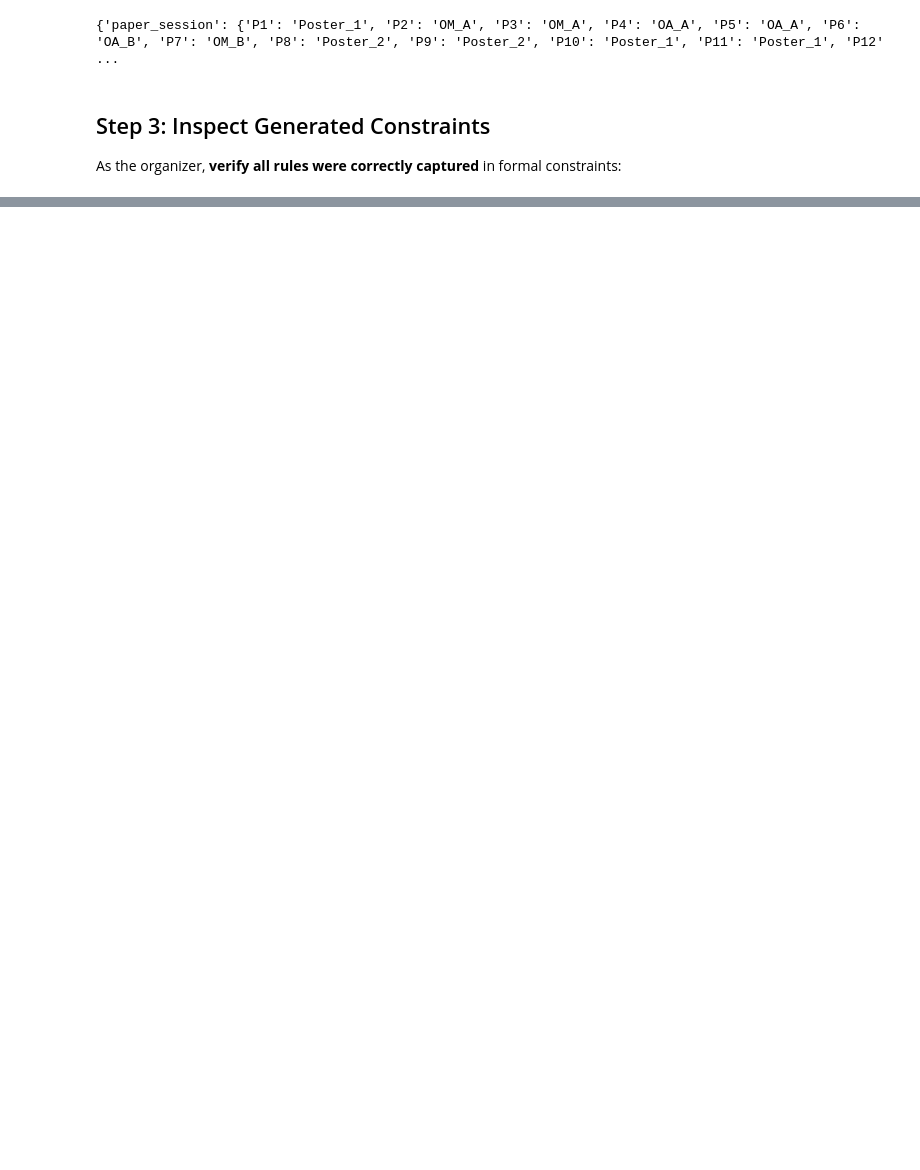
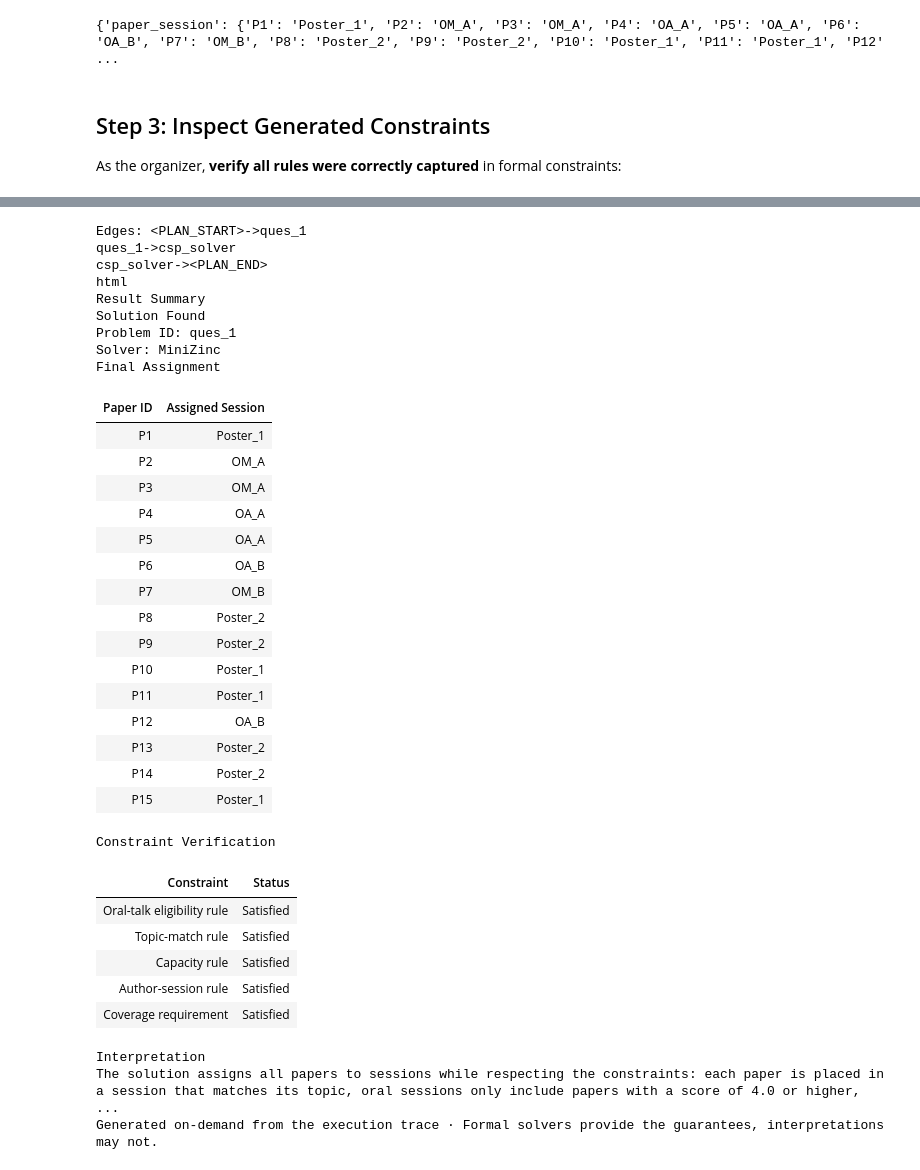
Before and after one commit to idiap/adaptive_symbolic_reasoning, a Jupyter notebook: demo_paper_assignment.ipynb, the cells around one changed output, grey strips where cells are left out. Drawn from its saved outputs; the diff is of its cells as text; code cells hidden in the pictures; blank space fills up the shorter version.

```diff
--- a/demo_paper_assignment.ipynb
+++ b/demo_paper_assignment.ipynb
@@ -190,44 +192,19 @@ This uses an LLM call to format the trace and predictions into clean, interactiv
 # %%
-from IPython.display import HTML
-from helpers.trace_explainer import why
-
-result_summary = []
-for pid in problem_ids:
-    result = memory.read(f"result_{pid}") or {}
-    result_summary.append({
-        "problem_id": pid,
-        "assignments": result.get("assignments"),
-        "parsed_answer": result.get("parsed_answer"),
-        "solver_name": result.get("solver_name"),
-        "minizinc_code": result.get("minizinc_code"),
-    })
-
-metadata = {
-    "scenario": "Conference scheduling CSP",
-    "problem_ids": problem_ids,
-}
-
-narrative_context = (
-    "Carnap spotted the description as a scheduling CSP, auto-formalised it into MiniZinc, and solved for a full assignment."
-)
-style_hint = (
-    "Use cards for constraints (capacity, topic match, oral eligibility, author/session) and show the final assignment table prominently."
-)
-extra_guidance = (
-    "Surface the generated MiniZinc code and highlight which constraints guaranteed feasibility. Mention MiniZinc explicitly."
-)
 html = why(
     llm,
     plan=plan,
     tracer=trace_logger,
     memory=memory,
-    metadata=metadata,
-    result_summary=result_summary,
     problem_statement=problem_description,
-    narrative_context=narrative_context,
-    style_hint=style_hint,
-    extra_guidance=extra_guidance,
     output_path="demo_paper_assignment.html",
     model_args={"temperature": 0.15, "max_tokens": 3000},
+    problem_ids=problem_ids,
+    scenario="Conference scheduling CSP",
+    summary_fields=["assignments", "parsed_answer", "solver_name", "minizinc_code"],
+    narrative_context="Carnap spotted the description as a scheduling CSP, auto-formalised it into MiniZinc, and solved for a full assignment.",
+    style_hint="Use cards for constraints (capacity, topic match, oral eligibility, author/session) and show the final assignment table prominently.",
+    extra_guidance="Surface the generated MiniZinc code and highlight which constraints guaranteed feasibility. Mention MiniZinc explicitly.",
 )
+
+HTML(html)
 # %% [output]
@@ -234,0 +234,35 @@ html = why(
+Edges: <PLAN_START>->ques_1
+ques_1->csp_solver
+csp_solver-><PLAN_END>
+html
+Result Summary
+Solution Found
+Problem ID: ques_1
+Solver: MiniZinc
+Final Assignment
+| Paper ID | Assigned Session |
+| P1 | Poster_1 |
+| P2 | OM_A |
+| P3 | OM_A |
+| P4 | OA_A |
+| P5 | OA_A |
+| P6 | OA_B |
+| P7 | OM_B |
+| P8 | Poster_2 |
+| P9 | Poster_2 |
+| P10 | Poster_1 |
+| P11 | Poster_1 |
+| P12 | OA_B |
+| P13 | Poster_2 |
+| P14 | Poster_2 |
+| P15 | Poster_1 |
+Constraint Verification
+| Constraint | Status |
+| Oral-talk eligibility rule | Satisfied |
+| Topic-match rule | Satisfied |
+| Capacity rule | Satisfied |
+| Author-session rule | Satisfied |
+| Coverage requirement | Satisfied |
+Interpretation
+The solution assigns all papers to sessions while respecting the constraints: each paper is placed in a session that matches its topic, oral sessions only include papers with a score of 4.0 or higher, ...
+Generated on-demand from the execution trace · Formal solvers provide the guarantees, interpretations may not.
```
Also changed, not shown: parts of 9 cells of this notebook, 5 other files.
